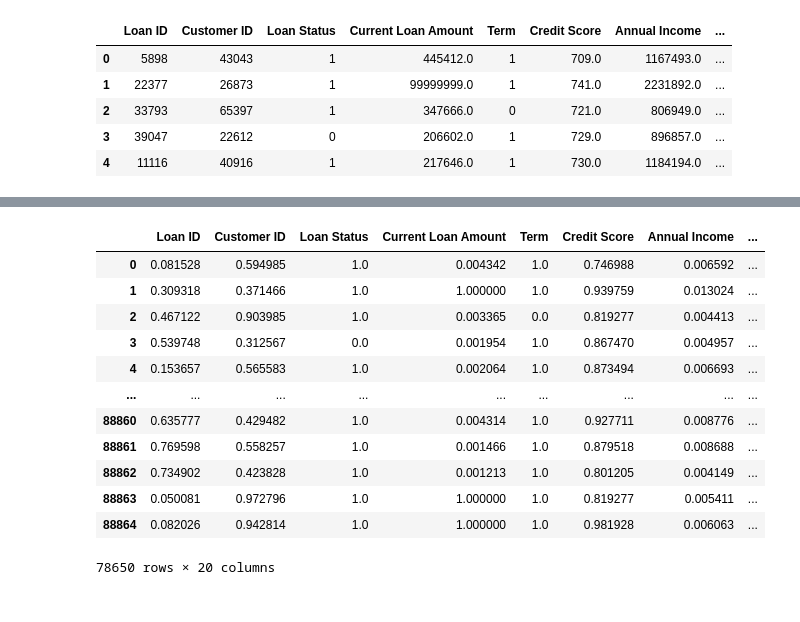
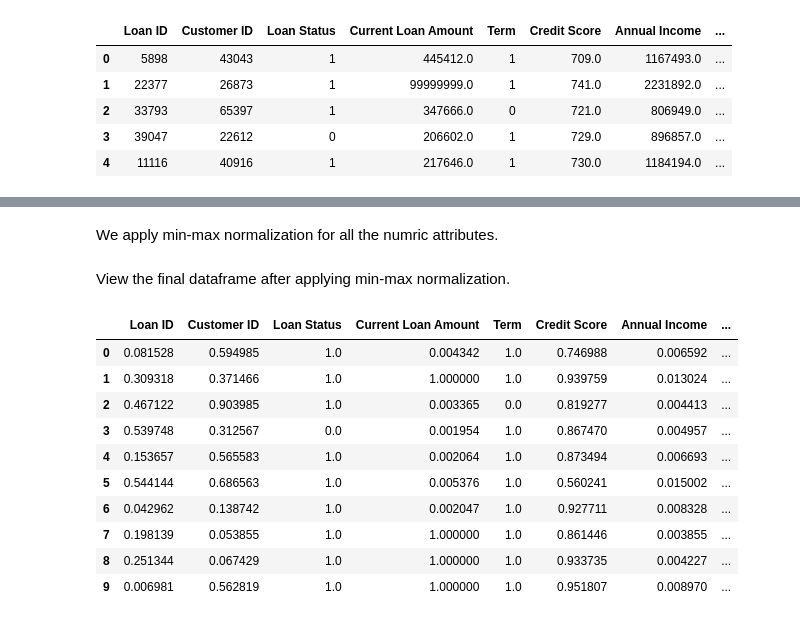
Before and after one commit to sbhushan0767/ECS171G12Proj, a Jupyter notebook: data_preprocessing.ipynb, the cells around one changed output, grey strips where cells are left out. Cells and saved outputs as stored; diff of their text form; code cells hidden in the pictures.

Commit message:
add description in the normalization section

```diff
--- a/data_preprocessing.ipynb
+++ b/data_preprocessing.ipynb
@@ -441,26 +460,27 @@ df['Credit Score Range'].value_counts().plot(kind='bar',figsize=(15,5))
+# %% [markdown]
+We apply min-max normalization for all the numric attributes.
 # %%
 # Normalize continuous columns
 numeric = df.select_dtypes('number')
 transformer = preprocessing.MinMaxScaler()
 numeric_normalized = transformer.fit_transform(numeric.values)
 df[numeric.columns] = numeric_normalized
-# %%
-# View final dataframe after processing
-df
-# %% [output]
-|  | Loan ID | Customer ID | Loan Status | Current Loan Amount | Term | Credit Score | Annual Income | ... |
-| 0 | 0.081528 | 0.594985 | 1.0 | 0.004342 | 1.0 | 0.746988 | 0.006592 | ... |
-| 1 | 0.309318 | 0.371466 | 1.0 | 1.000000 | 1.0 | 0.939759 | 0.013024 | ... |
-| 2 | 0.467122 | 0.903985 | 1.0 | 0.003365 | 0.0 | 0.819277 | 0.004413 | ... |
-| 3 | 0.539748 | 0.312567 | 0.0 | 0.001954 | 1.0 | 0.867470 | 0.004957 | ... |
-| 4 | 0.153657 | 0.565583 | 1.0 | 0.002064 | 1.0 | 0.873494 | 0.006693 | ... |
-| ... | ... | ... | ... | ... | ... | ... | ... | ... |
-| 88860 | 0.635777 | 0.429482 | 1.0 | 0.004314 | 1.0 | 0.927711 | 0.008776 | ... |
-| 88861 | 0.769598 | 0.558257 | 1.0 | 0.001466 | 1.0 | 0.879518 | 0.008688 | ... |
-| 88862 | 0.734902 | 0.423828 | 1.0 | 0.001213 | 1.0 | 0.801205 | 0.004149 | ... |
-| 88863 | 0.050081 | 0.972796 | 1.0 | 1.000000 | 1.0 | 0.819277 | 0.005411 | ... |
-| 88864 | 0.082026 | 0.942814 | 1.0 | 1.000000 | 1.0 | 0.981928 | 0.006063 | ... |
-78650 rows × 20 columns
+# %% [markdown]
+View the final dataframe after applying min-max normalization.
+# %%
+df.head(10)
+# %% [output]
+|  | Loan ID | Customer ID | Loan Status | Current Loan Amount | Term | Credit Score | Annual Income | ... |
+| 0 | 0.081528 | 0.594985 | 1.0 | 0.004342 | 1.0 | 0.746988 | 0.006592 | ... |
+| 1 | 0.309318 | 0.371466 | 1.0 | 1.000000 | 1.0 | 0.939759 | 0.013024 | ... |
+| 2 | 0.467122 | 0.903985 | 1.0 | 0.003365 | 0.0 | 0.819277 | 0.004413 | ... |
+| 3 | 0.539748 | 0.312567 | 0.0 | 0.001954 | 1.0 | 0.867470 | 0.004957 | ... |
+| 4 | 0.153657 | 0.565583 | 1.0 | 0.002064 | 1.0 | 0.873494 | 0.006693 | ... |
+| 5 | 0.544144 | 0.686563 | 1.0 | 0.005376 | 1.0 | 0.560241 | 0.015002 | ... |
+| 6 | 0.042962 | 0.138742 | 1.0 | 0.002047 | 1.0 | 0.927711 | 0.008328 | ... |
+| 7 | 0.198139 | 0.053855 | 1.0 | 1.000000 | 1.0 | 0.861446 | 0.003855 | ... |
+| 8 | 0.251344 | 0.067429 | 1.0 | 1.000000 | 1.0 | 0.933735 | 0.004227 | ... |
+| 9 | 0.006981 | 0.562819 | 1.0 | 1.000000 | 1.0 | 0.951807 | 0.008970 | ... |
 # %%
 # Write processed dataframe to csv file called 'credit.csv'
 df.to_csv('./datasets/credit.csv', index=False)
```
Also changed, not shown: parts of 3 cells of this notebook.
